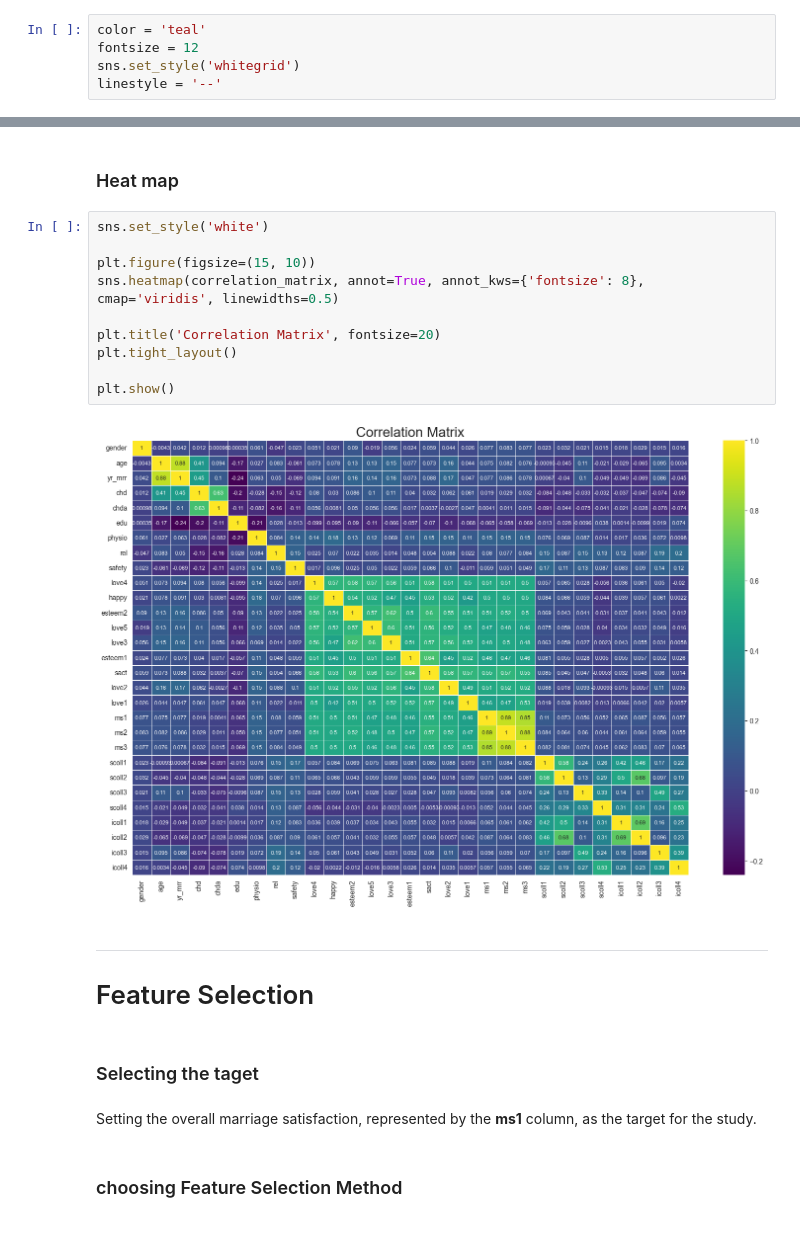
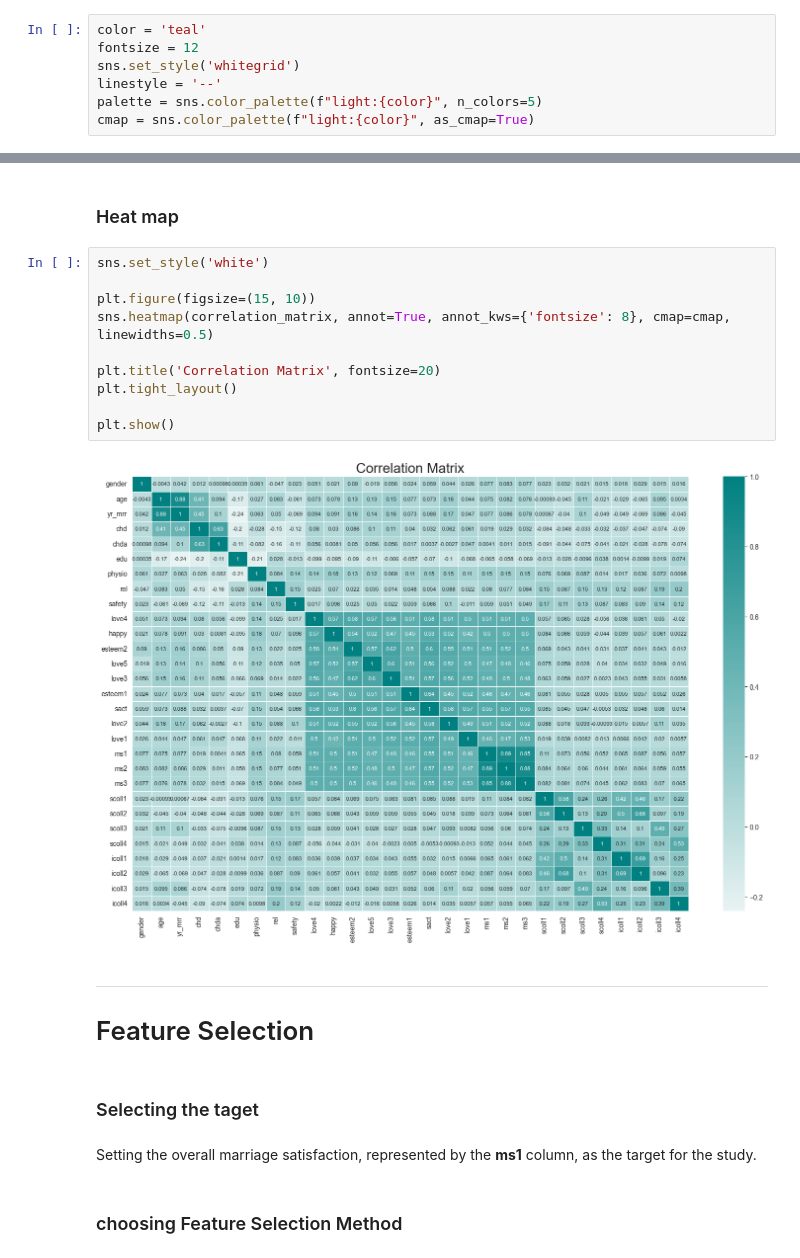
Before and after one commit to aminshannan121/Data_Mining_Project, a Jupyter notebook: Project.ipynb, the cells around one changed output, grey strips where cells are left out. Saved outputs shown, nothing was run; the diff lists cells and outputs as text.

```diff
--- a/Project.ipynb
+++ b/Project.ipynb
@@ -185,6 +189,8 @@ color = 'teal'
 fontsize = 12
 sns.set_style('whitegrid')
 linestyle = '--'
+palette = sns.color_palette(f"light:{color}", n_colors=5)
+cmap = sns.color_palette(f"light:{color}", as_cmap=True)
 # %% [markdown]
 ## skewness analysis
 # %% [markdown]
@@ -390,22 +396,22 @@ dtype: float64
 # %%
 sns.set_style('white')
 
 plt.figure(figsize=(15, 10))
-sns.heatmap(correlation_matrix, annot=True, annot_kws={'fontsize': 8}, cmap='viridis', linewidths=0.5)
+sns.heatmap(correlation_matrix, annot=True, annot_kws={'fontsize': 8}, cmap=cmap, linewidths=0.5)
 
 plt.title('Correlation Matrix', fontsize=20)
 plt.tight_layout()
 
 plt.show()
 # %% [output]
-[figure, old version]
+[figure, new version]
 # %% [markdown]
 ---
 # Feature Selection
-# %% [markdown]
-### Selecting the taget
-# %% [markdown]
-Setting the overall marriage satisfaction, represented by the **ms1** column, as the target for the study.
+# %% [markdown]
+### Selecting the taget
+# %% [markdown]
+Setting the overall marriage satisfaction, represented by the **ms1** column, as the target for the study.
 # %% [markdown]
 ### choosing Feature Selection Method
 # %% [markdown]
```
Also changed, not shown: parts of 156 cells of this notebook.
